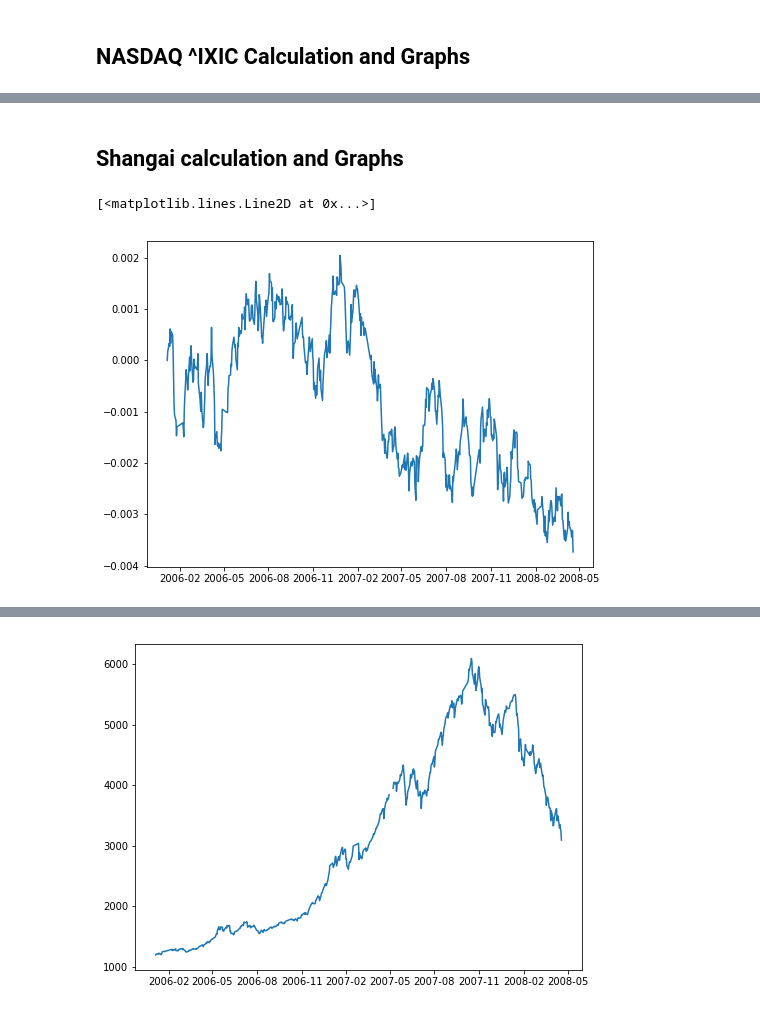
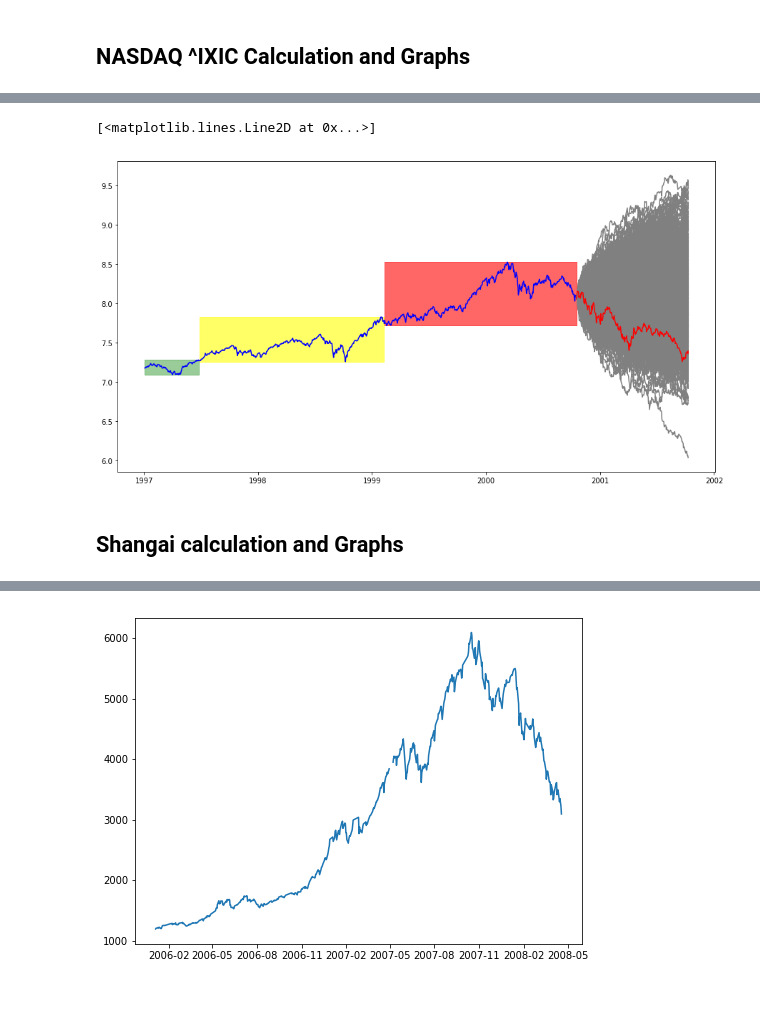
Before and after one commit to sunny2309/projects, a Jupyter notebook: bitcoin_analysis/bitcoin_analysis.ipynb, the cells around one changed output, grey strips where cells are left out. Cells and saved outputs as stored; diff of their text form; code cells hidden in the pictures.

```diff
--- a/bitcoin_analysis/bitcoin_analysis.ipynb
+++ b/bitcoin_analysis/bitcoin_analysis.ipynb
@@ -510,3 +588,22 @@ plt.plot(list(X1.index)+list(X2.index)+list(X3.index),X_F)
+# %%
+plt.figure(figsize=(15,8))
+#X = list(X1.index)+list(X2.index)+list(X3.index)
+#y = np.array(list(X1.Close)+list(X2.Close)+list(X3.Close))
+#plt.plot(X,np.log(y),color='orange')
+plt.plot(X1.index, np.log(X1.Close),X2.index, np.log(X2.Close),X3.index, np.log(X3.Close),color='blue')
+plt.fill_between(X1.index,np.max(np.log(X1.Close)),np.min(np.log(X1.Close)),alpha=0.4,color='green')
+plt.fill_between(X2.index,np.max(np.log(X2.Close)),np.min(np.log(X2.Close)),alpha=0.6,color='yellow')
+plt.fill_between(X3.index,np.max(np.log(X3.Close)),np.min(np.log(X3.Close)),alpha=0.6,color='red')
+
+y = pd.date_range(start='2000-10-18',end='2001-10-10')
+X4 = ixic[ixic.index.isin(y)]
+for i in range(1000):
+    Xt,tim = get_series2(0,dt,eta_hat,alpha_hat,sigma_hat,c_hat,total)
+    plt.plot(X4.index, Xt[:len(X4.index)]+np.log(X3.Close[-1]),color='grey')
+plt.plot(X4.index, np.log(X4.Close),color='red')
+# %% [output]
+[<matplotlib.lines.Line2D at 0x...>]
+[figure, added]
 # %% [markdown]
 ## Shangai calculation and Graphs
 # %%
@@ -555,6 +650,0 @@ Xt,tim = get_series2(dt,eta_hat,alpha_hat,sigma_hat,c_hat,total)
-# %%
-plt.figure(figsize = (8,6))
-plt.plot(list(X1.index)+list(X2.index)+list(X3.index),Xt)
-# %% [output]
-[<matplotlib.lines.Line2D at 0x...>]
-[figure, removed]
```
Also changed, not shown: parts of 26 cells of this notebook, 2 other files.
